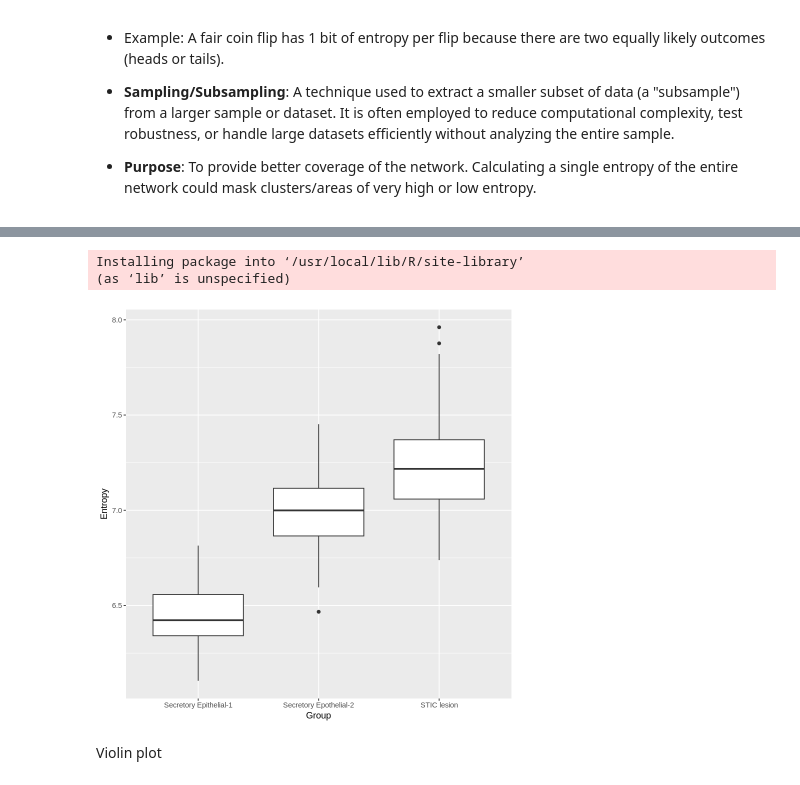
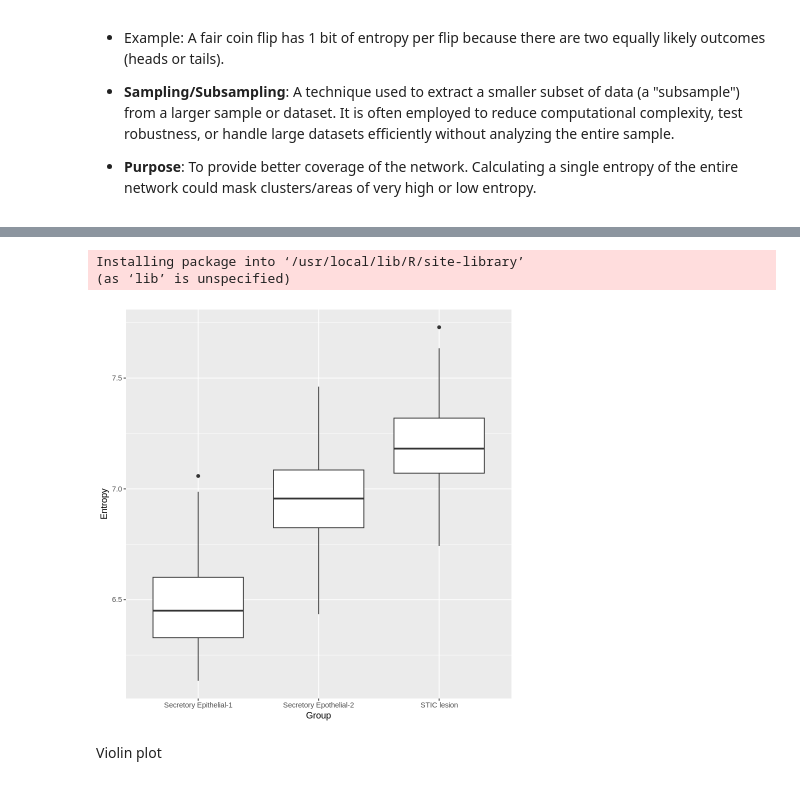
Before and after one commit to huma1995/statistics, a Jupyter notebook: Day_3.ipynb, the cells around one changed output, grey strips where cells are left out. Saved outputs shown, nothing was run; the diff lists cells and outputs as text; code cells hidden in the pictures.

```diff
--- a/Day_3.ipynb
+++ b/Day_3.ipynb
@@ -145,15 +145,15 @@ alternative hypothesis: true location shift is not equal to 0
 # %%
 install.packages('ggplot2')
 library(ggplot2)
 
 entropy_data <- data.frame(Entropy =c(compilation_SE1$Entropy, compilation_SE2$Entropy, compilation_STIC$Entropy), Group=c(rep("Secretory Epithelial-1", times = 100), rep("Secretory Epothelial-2", times = 100),rep("STIC lesion", times = 100)))
-p <- ggplot (temp, aes(x=Group, y=Entropy)) +
+p <- ggplot (entropy_data, aes(x=Group, y=Entropy)) +
   geom_boxplot()
 p
 # %% [output]
 Installing package into ‘/usr/local/lib/R/site-library’
 (as ‘lib’ is unspecified)
-[figure, old version]
+[figure, new version]
 # %% [markdown]
 Violin plot
 # %%
```
Also changed, not shown: parts of 10 cells of this notebook.
